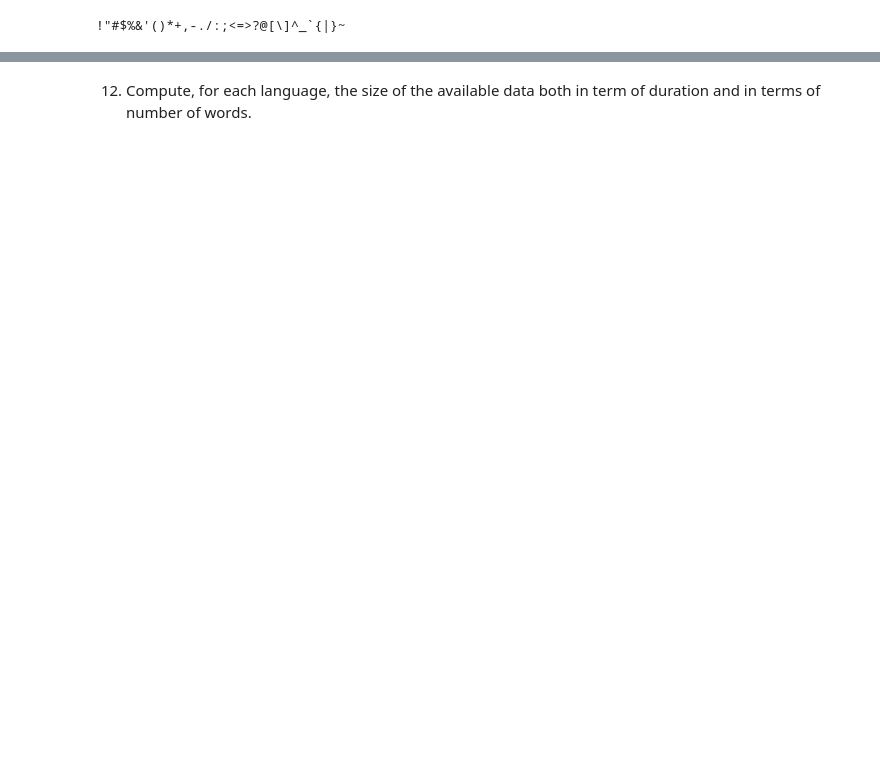
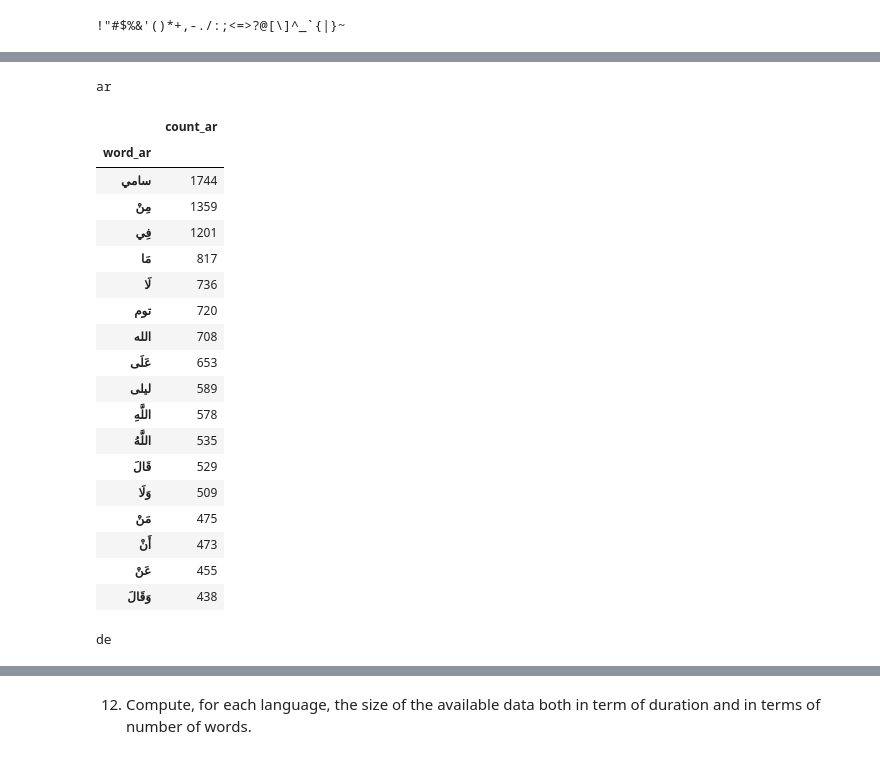
Before and after one commit to laurine-v/M2_Data_Analysis, a Jupyter notebook: projet_data_analysis.ipynb, the cells around one changed output, grey strips where cells are left out. Cells and saved outputs as stored; diff of their text form; code cells hidden in the pictures; blank space fills up the shorter version.

```diff
--- a/projet_data_analysis.ipynb
+++ b/projet_data_analysis.ipynb
@@ -432,0 +402,3 @@ Name: sentence, dtype: object
+# %%
+result = pd.read_pickle("most frequent words.pkl")
+result.head()
@@ -432,0 +413,24 @@ Name: sentence, dtype: object
+# %%
+df_common_word_df_list = []
+for language in df_all["locale"].unique():
+    df_common_word = pd.DataFrame()
+    df_common_word[f"word_{language}"], df_common_word[f"count_{language}"] = pd.DataFrame([pair[0] for pair in result[language]]), pd.DataFrame([pair[1] for pair in result[language]])
+    df_common_word.set_index(f"word_{language}", inplace=True)
+    df_common_word_df_list.append(df_common_word)
+# %%
+from IPython.core.display import display, HTML
+
+def display_side_by_side(dfs:list, captions:list):
+    """Display tables side by side to save vertical space
+    Input:
+        dfs: list of pandas.DataFrame
+        captions: list of table captions
+    """
+    output = ""
+    combined = dict(zip(captions, dfs))
+    for caption, df in combined.items():
+        output += df.style.set_table_attributes("style='display:inline'").set_caption(caption)._repr_html_()
+        output += "\xa0\xa0\xa0"
+    display(HTML(output))
+
+display_side_by_side(df_common_word_df_list, df_all["locale"].unique())
@@ -432,0 +439,39 @@ Name: sentence, dtype: object
+# %%
+from IPython.display import display_html, HTML
+from itertools import chain,cycle
+
+
+def display_side_by_side(*args,titles=cycle([''])):
+    html_str=''
+    for df,title in zip(args, chain(titles,cycle(['</br>'])) ):
+        html_str+='<th style="text-align:center"><td style="vertical-align:top">'
+        html_str+=f'<h2 style="text-align: center;">{title}</h2>'
+        html_str+=df.to_html().replace('table','table style="display:inline"')
+        html_str+='</td></th>'
+    display_html(html_str,raw=True)
+
+df1 = pd.DataFrame(np.arange(12).reshape((3,4)),columns=['A','B','C','D',])
+df2 = pd.DataFrame(np.arange(16).reshape((4,4)),columns=['A','B','C','D',])
+display_side_by_side(*df_common_word_df_list[:2], titles=df_all["locale"].unique()) #we left 3rd empty...
+# %% [output]
+ar
+|  | count_ar |
+| word_ar |  |
+| سامي | 1744 |
+| مِنْ | 1359 |
+| فِي | 1201 |
+| مَا | 817 |
+| لَا | 736 |
+| توم | 720 |
+| الله | 708 |
+| عَلَى | 653 |
+| ليلى | 589 |
+| اللَّهِ | 578 |
+| اللَّهُ | 535 |
+| قَالَ | 529 |
+| وَلَا | 509 |
+| مَنْ | 475 |
+| أَنْ | 473 |
+| عَنْ | 455 |
+| وَقَالَ | 438 |
+de
```
Also changed, not shown: parts of 19 cells of this notebook, 1 other file.
